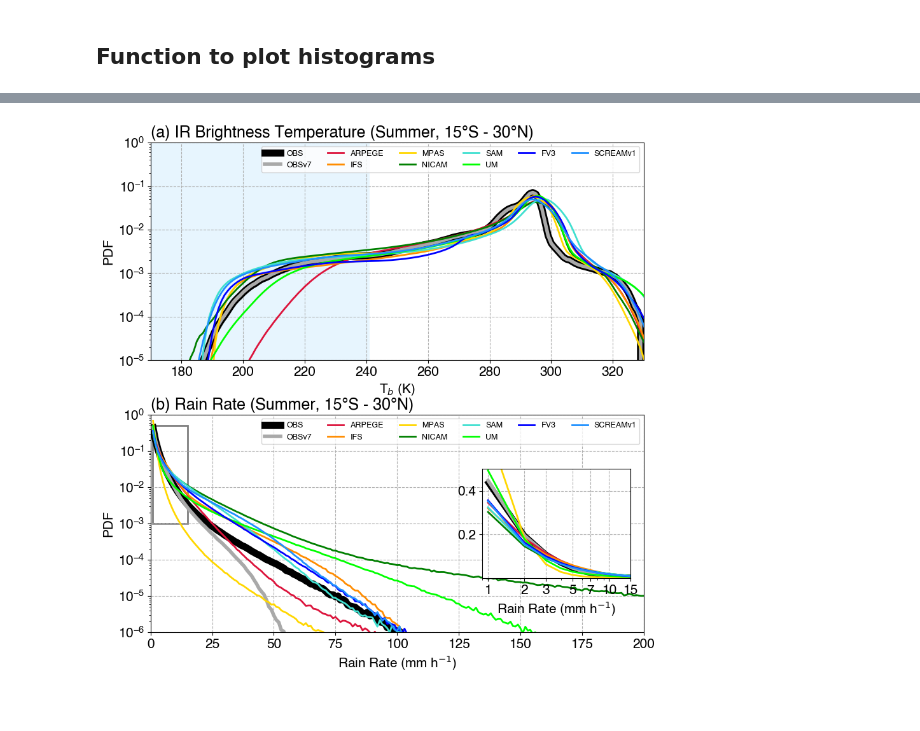
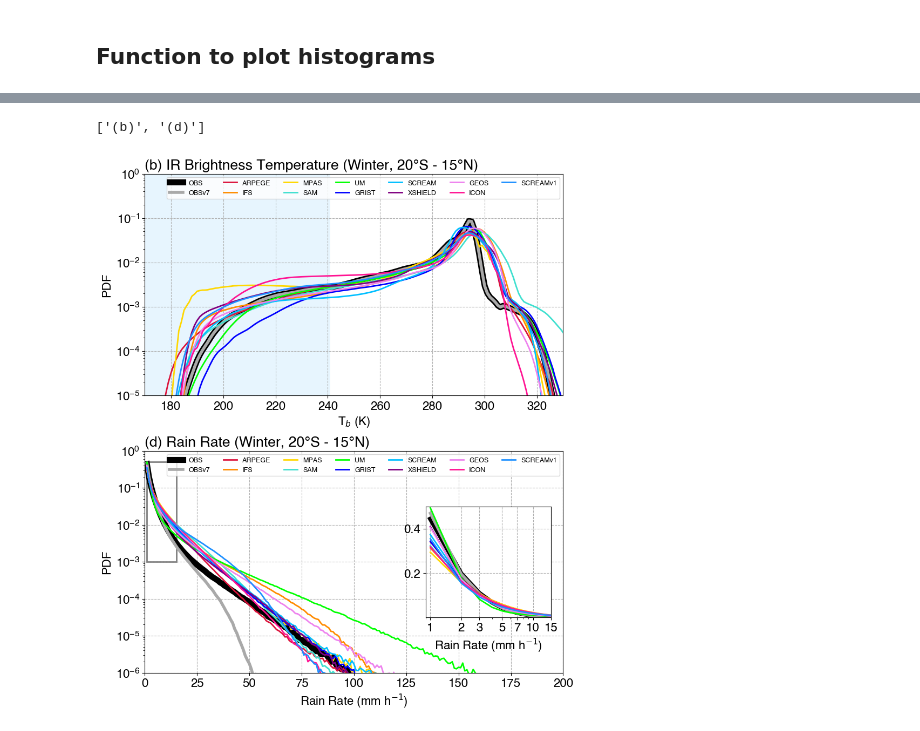
Before and after one commit to WACCEM/MCSMIP-DYAMOND, a Jupyter notebook: Notebooks/mcsmip_tb_rainrate_pdf.ipynb, the cells around one changed output, grey strips where cells are left out. Saved outputs shown, nothing was run; the diff lists cells and outputs as text; code cells hidden in the pictures.

```diff
--- a/Notebooks/mcsmip_tb_rainrate_pdf.ipynb
+++ b/Notebooks/mcsmip_tb_rainrate_pdf.ipynb
@@ -15,8 +19,8 @@ from mpl_toolkits.axes_grid1.inset_locator import inset_axes
 import copy
 %matplotlib inline
 # %%
-PHASE = 'Summer'
-# PHASE = 'Winter'
+# PHASE = 'Summer'
+PHASE = 'Winter'
 
 tracker = 'PyFLEXTRKR'
 rootdir = f'/pscratch/sd/f/feng045/DYAMOND/mcs_stats/{PHASE}/{tracker}/'
@@ -407,3 +362,11 @@ fig = plot_hist_nrow(nrow, xx_data, data_arr, titles, xlabels, ylabels, legends,
+# %%
+if PHASE == 'Summer':
+    panel_numbers = ['(a)', '(c)']
+elif PHASE == 'Winter':
+    panel_numbers = ['(b)', '(d)']
+panel_numbers
+# %% [output]
+['(b)', '(d)']
 # %%
 data_arr = [tb_pdf, totpcp_pdf]
 xx_data = [dsr.bins_tb, dsr.bins_pcp]
@@ -424,35 +387,35 @@ inset_dict = {
     'loc': 'center right',
     'borderpad': 1,
 }
 
 # Make lat bound formats for plotting
 lat_min = f'{-1*lat_bounds[0]}°S' if lat_bounds[0] < 0 else f'{lat_bounds[0]}°N'
 lat_max = f'{-1*lat_bounds[1]}°S' if lat_bounds[1] < 0 else f'{lat_bounds[1]}°N'
 titles = [
-    f'(a) IR Brightness Temperature ({PHASE}, {lat_min} - {lat_max})',
-    f'(b) Rain Rate ({PHASE}, {lat_min} - {lat_max})',
+    f'{panel_numbers[0]} IR Brightness Temperature ({PHASE}, {lat_min} - {lat_max})',
+    f'{panel_numbers[1]} Rain Rate ({PHASE}, {lat_min} - {lat_max})',
 ]
 ylabels = ['PDF', 'PDF',]
 xlabels = ['T$_b$ (K)', 'Rain Rate (mm h$^{-1}$)']
 xlims = [(170,330), (0, 200)]
 ylims = [(1e-5, 1), (1e-6, 1)]
 # ylims = None
 vspan = [(170, 241), (None, None)]
 vspan_color = 'lightskyblue'
 # vspan = [(241, 350), (None, None)]
 # vspan_color = 'moccasin'
 xscale = None
 yscale = ['log', 'log']
 show_inset = [False, True]
 legends = name_map
 legend_prop = {'ncol':int(len(name_map)/2)+1, 'fontsize':9, 'loc':'best'}
 wspace = 0.0
 hspace = 0.25
-fontsize = 15
+fontsize = 16
 figname = f'{figdir}global_tb_pcp_pdf.png'
 fig = plot_hist_nrow(nrow, xx_data, data_arr, titles, xlabels, ylabels, legends, figname,
                      xlims=xlims, ylims=ylims, vspan=vspan, vspan_color=vspan_color, xscale=xscale, yscale=yscale,
                      show_inset=show_inset, inset_dict=inset_dict, wspace=wspace, hspace=hspace,
-                     legend_prop=legend_prop, fontsize=fontsize, figsize=[10,10])
+                     legend_prop=legend_prop, fontsize=fontsize, figsize=[10,12])
 # %% [output]
-[figure, old version]
+[figure, new version]
```
Also changed, not shown: parts of 13 cells of this notebook, 28 other files.
